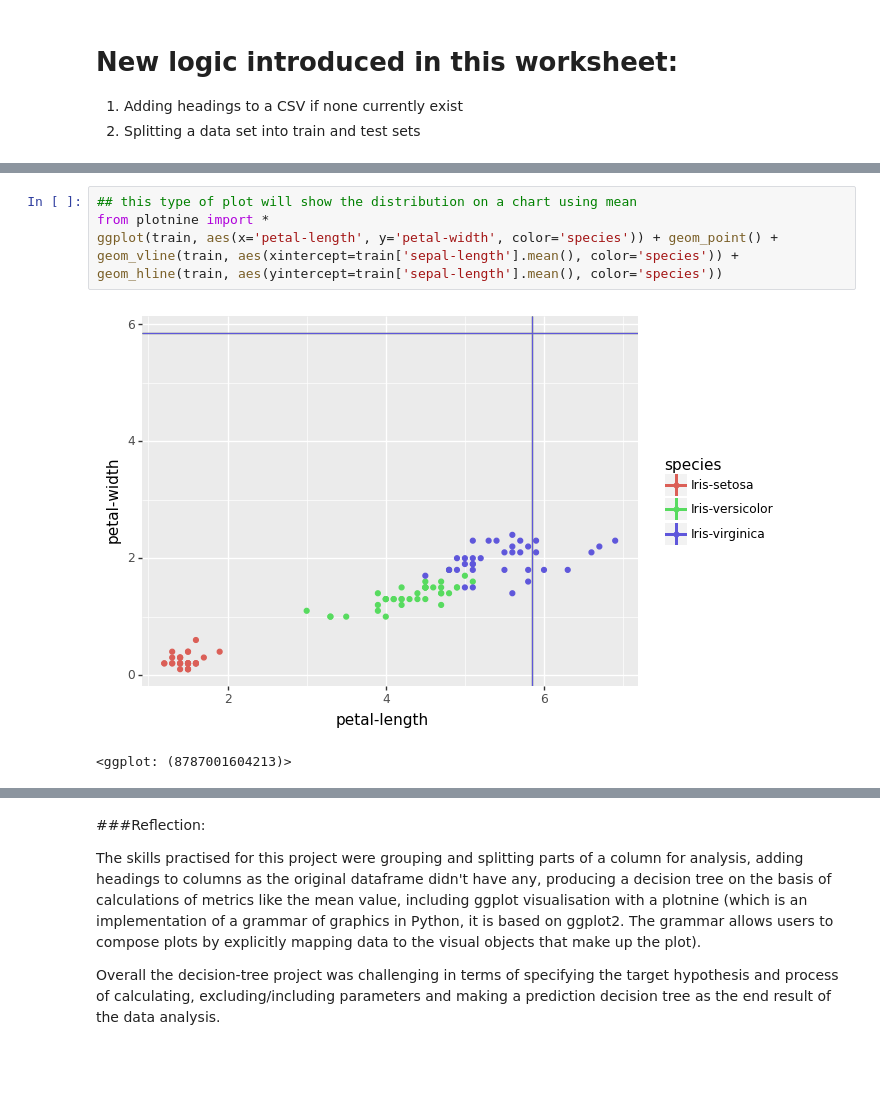
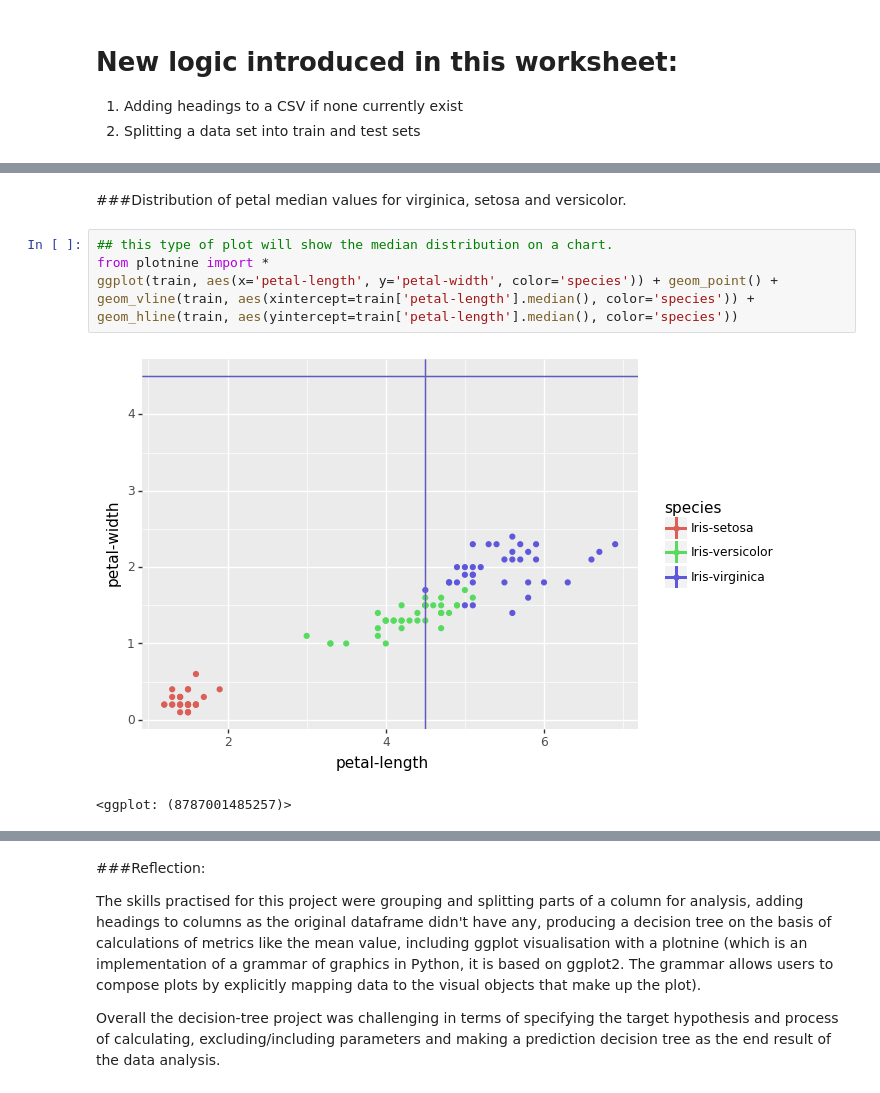
Before and after one commit to EllenSakkla/-PythonFundamentals, a Jupyter notebook: projects/Decision_Tree_coded_model.ipynb, the cells around one changed output, grey strips where cells are left out. Drawn from its saved outputs; the diff is of its cells as text; blank space fills up the shorter version.

```diff
--- a/projects/Decision_Tree_coded_model.ipynb
+++ b/projects/Decision_Tree_coded_model.ipynb
@@ -1015,7 +1022,9 @@ Write your answers here:
+# %% [markdown]
+###Distribution of petal median values for virginica, setosa and versicolor.
 # %%
-## this type of plot will show the distribution on a chart using mean
+## this type of plot will show the median distribution on a chart.
 from plotnine import *
-ggplot(train, aes(x='petal-length', y='petal-width', color='species')) + geom_point() + geom_vline(train, aes(xintercept=train['sepal-length'].mean(), color='species')) + geom_hline(train, aes(yintercept=train['sepal-length'].mean(), color='species'))
+ggplot(train, aes(x='petal-length', y='petal-width', color='species')) + geom_point() + geom_vline(train, aes(xintercept=train['petal-length'].median(), color='species')) + geom_hline(train, aes(yintercept=train['petal-length'].median(), color='species'))
 # %% [output]
-[figure, old version]
+[figure, new version]
-<ggplot: (8787001604213)>
+<ggplot: (8787001485257)>
```
Also changed, not shown: parts of 6 cells of this notebook.
